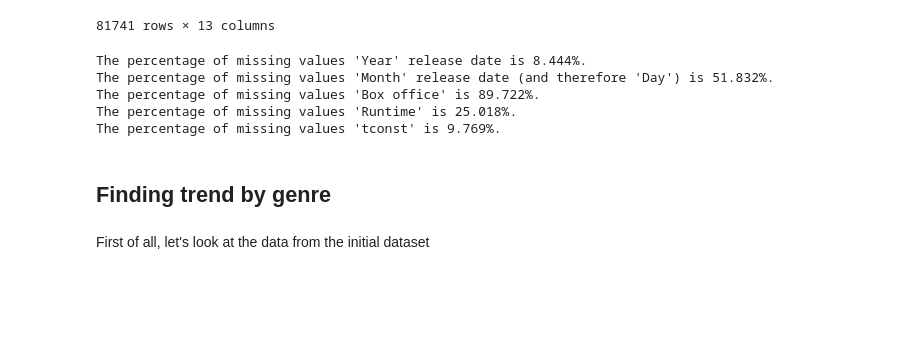
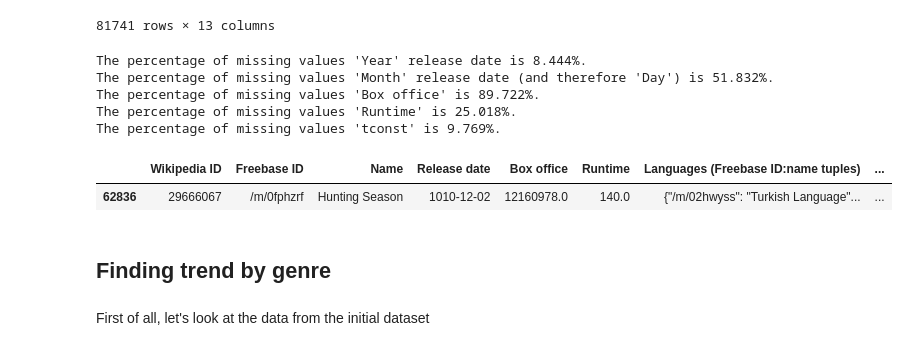
Before and after one commit to epfl-ada/ada-2023-project-deapdatadestroyers, a Jupyter notebook: data_movie_analysis.ipynb, the cells around one changed output. Cells and saved outputs as stored; diff of their text form; code cells hidden in the pictures; blank space fills up the shorter version.

```diff
--- a/data_movie_analysis.ipynb
+++ b/data_movie_analysis.ipynb
@@ -119,6 +119,13 @@ The percentage of missing values 'Runtime' is 25.018%.
 The percentage of missing values 'tconst' is 9.769%.
 # %%
 ##As we can see, a lot of 'Box office' and 'Month' data is missing
+# %%
+#Test
+df_test = df_movie[df_movie['Year'] == 1010]
+df_test.head()
+# %% [output]
+|  | Wikipedia ID | Freebase ID | Name | Release date | Box office | Runtime | Languages (Freebase ID:name tuples) | ... |
+| 62836 | 29666067 | /m/0fphzrf | Hunting Season | 1010-12-02 | 12160978.0 | 140.0 | {"/m/02hwyss": "Turkish Language"... | ... |
 # %% [markdown]
 ## Finding trend by genre
 # %% [markdown]
```
Also changed, not shown: parts of 4 cells of this notebook.
